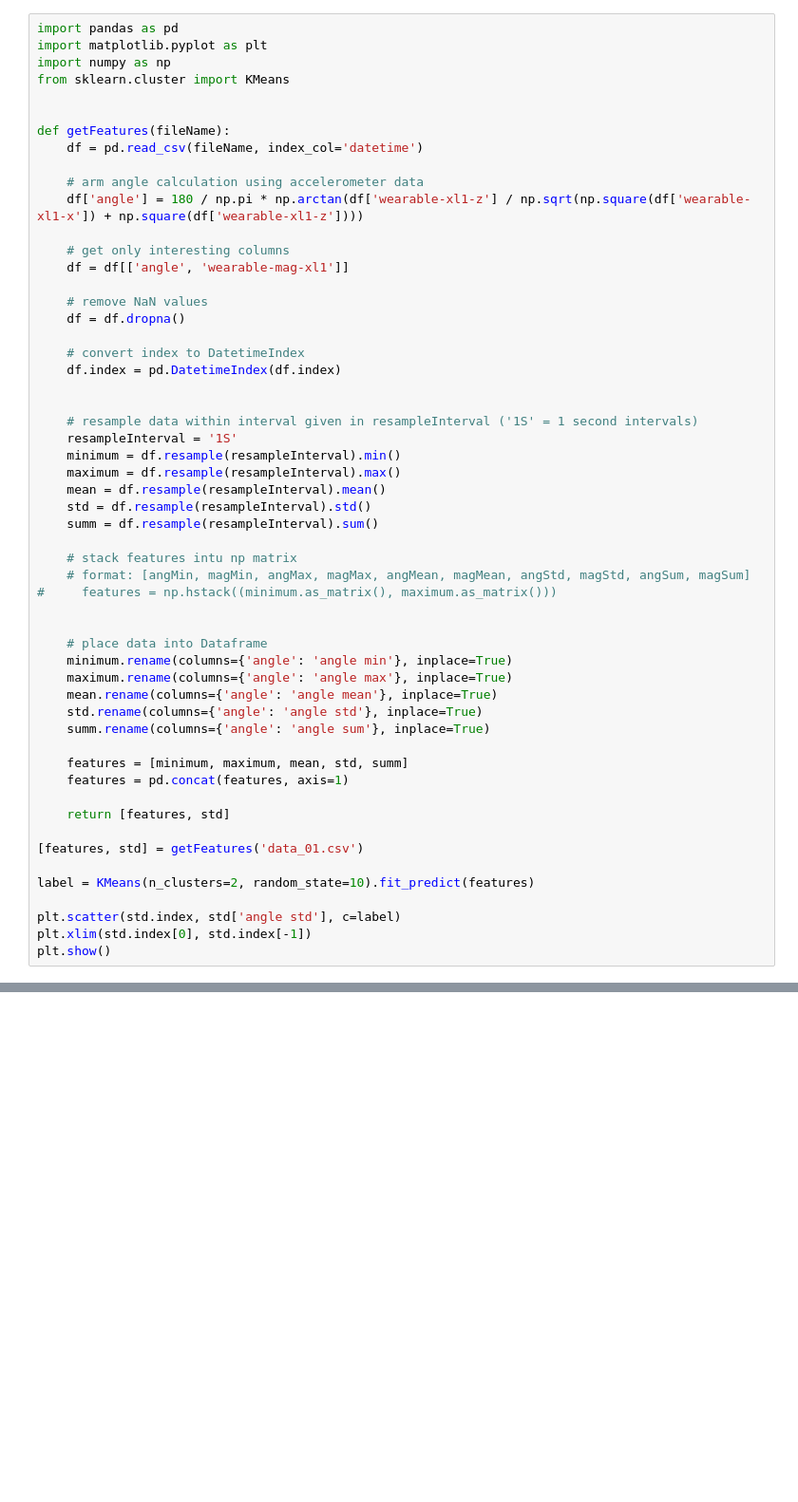
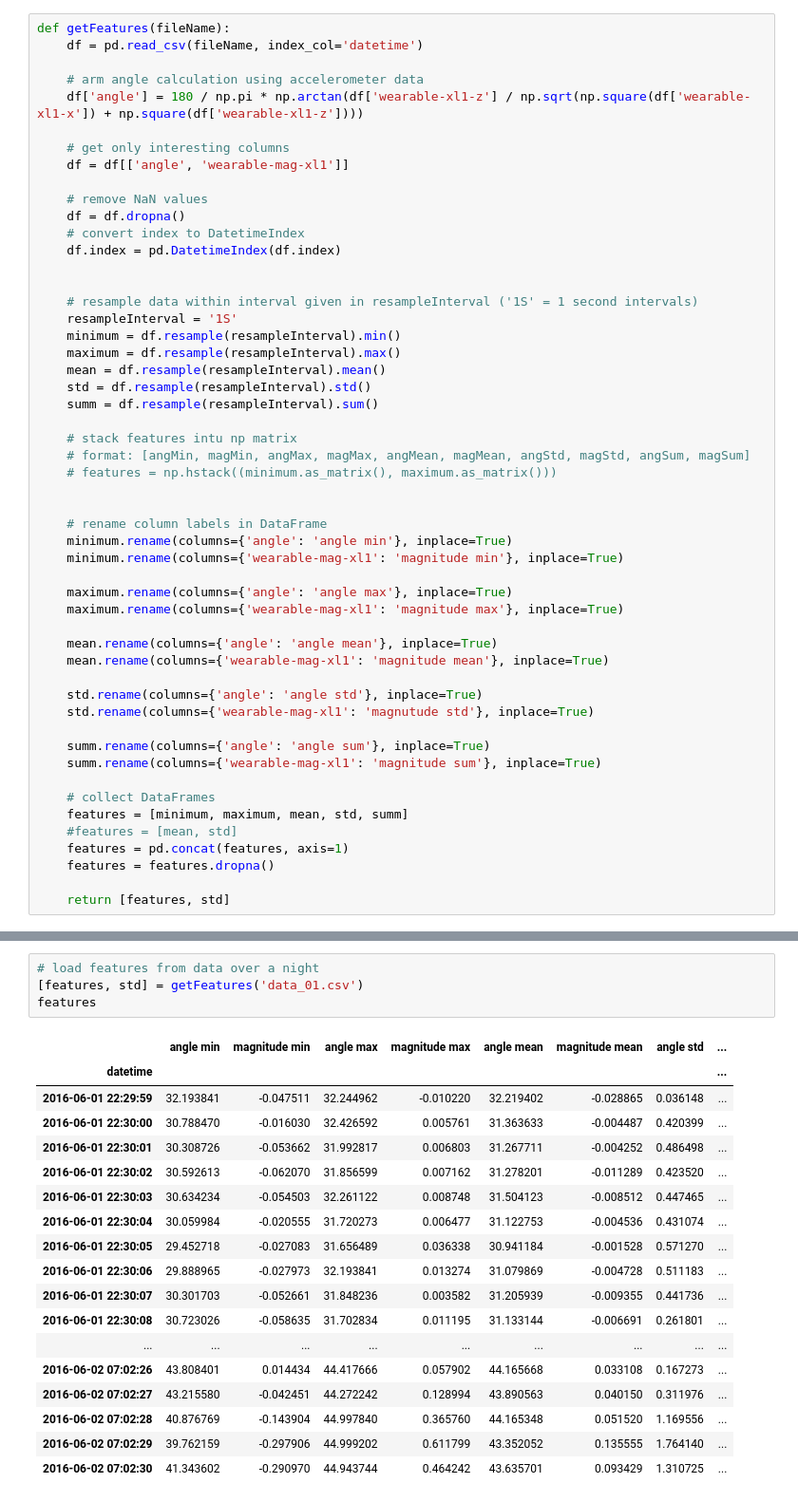
Before and after one commit to horken7/circadian-rhytm, a Jupyter notebook: classify.ipynb, the cells around one changed output, grey strips where cells are left out. Shown: that part at 95% size. Saved outputs shown, nothing was run; the diff lists cells and outputs as text; blank space fills up the shorter version.

```diff
--- a/classify.ipynb
+++ b/classify.ipynb
@@ -1,10 +7,4 @@
 # %%
-import pandas as pd
-import matplotlib.pyplot as plt
-import numpy as np
-from sklearn.cluster import KMeans
-
-
 def getFeatures(fileName):
     df = pd.read_csv(fileName, index_col='datetime')
 
@@ -16,7 +16,6 @@ def getFeatures(fileName):
 
     # remove NaN values
     df = df.dropna()
-
     # convert index to DatetimeIndex
     df.index = pd.DatetimeIndex(df.index)
 
@@ -31,25 +30,29 @@ def getFeatures(fileName):
 
     # stack features intu np matrix
     # format: [angMin, magMin, angMax, magMax, angMean, magMean, angStd, magStd, angSum, magSum]
-#     features = np.hstack((minimum.as_matrix(), maximum.as_matrix()))
+    # features = np.hstack((minimum.as_matrix(), maximum.as_matrix()))
 
 
-    # place data into Dataframe
+    # rename column labels in DataFrame
     minimum.rename(columns={'angle': 'angle min'}, inplace=True)
+    minimum.rename(columns={'wearable-mag-xl1': 'magnitude min'}, inplace=True)
+
     maximum.rename(columns={'angle': 'angle max'}, inplace=True)
+    maximum.rename(columns={'wearable-mag-xl1': 'magnitude max'}, inplace=True)
+
     mean.rename(columns={'angle': 'angle mean'}, inplace=True)
+    mean.rename(columns={'wearable-mag-xl1': 'magnitude mean'}, inplace=True)
+
     std.rename(columns={'angle': 'angle std'}, inplace=True)
+    std.rename(columns={'wearable-mag-xl1': 'magnutude std'}, inplace=True)
+
     summ.rename(columns={'angle': 'angle sum'}, inplace=True)
+    summ.rename(columns={'wearable-mag-xl1': 'magnitude sum'}, inplace=True)
 
+    # collect DataFrames
     features = [minimum, maximum, mean, std, summ]
+    #features = [mean, std]
     features = pd.concat(features, axis=1)
+    features = features.dropna()
 
     return [features, std]
-
-[features, std] = getFeatures('data_01.csv')
-
-label = KMeans(n_clusters=2, random_state=10).fit_predict(features)
-
-plt.scatter(std.index, std['angle std'], c=label)
-plt.xlim(std.index[0], std.index[-1])
-plt.show()
@@ -60,0 +59,23 @@ Timestamp('2016-06-02 07:02:30', freq='S')
+# %%
+# load features from data over a night
+[features, std] = getFeatures('data_01.csv')
+features
+# %% [output]
+|  | angle min | magnitude min | angle max | magnitude max | angle mean | magnitude mean | angle std | ... |
+| datetime |  |  |  |  |  |  |  | ... |
+| 2016-06-01 22:29:59 | 32.193841 | -0.047511 | 32.244962 | -0.010220 | 32.219402 | -0.028865 | 0.036148 | ... |
+| 2016-06-01 22:30:00 | 30.788470 | -0.016030 | 32.426592 | 0.005761 | 31.363633 | -0.004487 | 0.420399 | ... |
+| 2016-06-01 22:30:01 | 30.308726 | -0.053662 | 31.992817 | 0.006803 | 31.267711 | -0.004252 | 0.486498 | ... |
+| 2016-06-01 22:30:02 | 30.592613 | -0.062070 | 31.856599 | 0.007162 | 31.278201 | -0.011289 | 0.423520 | ... |
+| 2016-06-01 22:30:03 | 30.634234 | -0.054503 | 32.261122 | 0.008748 | 31.504123 | -0.008512 | 0.447465 | ... |
+| 2016-06-01 22:30:04 | 30.059984 | -0.020555 | 31.720273 | 0.006477 | 31.122753 | -0.004536 | 0.431074 | ... |
+| 2016-06-01 22:30:05 | 29.452718 | -0.027083 | 31.656489 | 0.036338 | 30.941184 | -0.001528 | 0.571270 | ... |
+| 2016-06-01 22:30:06 | 29.888965 | -0.027973 | 32.193841 | 0.013274 | 31.079869 | -0.004728 | 0.511183 | ... |
+| 2016-06-01 22:30:07 | 30.301703 | -0.052661 | 31.848236 | 0.003582 | 31.205939 | -0.009355 | 0.441736 | ... |
+| 2016-06-01 22:30:08 | 30.723026 | -0.058635 | 31.702834 | 0.011195 | 31.133144 | -0.006691 | 0.261801 | ... |
+| ... | ... | ... | ... | ... | ... | ... | ... | ... |
+| 2016-06-02 07:02:26 | 43.808401 | 0.014434 | 44.417666 | 0.057902 | 44.165668 | 0.033108 | 0.167273 | ... |
+| 2016-06-02 07:02:27 | 43.215580 | -0.042451 | 44.272242 | 0.128994 | 43.890563 | 0.040150 | 0.311976 | ... |
+| 2016-06-02 07:02:28 | 40.876769 | -0.143904 | 44.997840 | 0.365760 | 44.165348 | 0.051520 | 1.169556 | ... |
+| 2016-06-02 07:02:29 | 39.762159 | -0.297906 | 44.999202 | 0.611799 | 43.352052 | 0.135555 | 1.764140 | ... |
+| 2016-06-02 07:02:30 | 41.343602 | -0.290970 | 44.943744 | 0.464242 | 43.635701 | 0.093429 | 1.310725 | ... |
```
Also changed, not shown: parts of 8 cells of this notebook.
